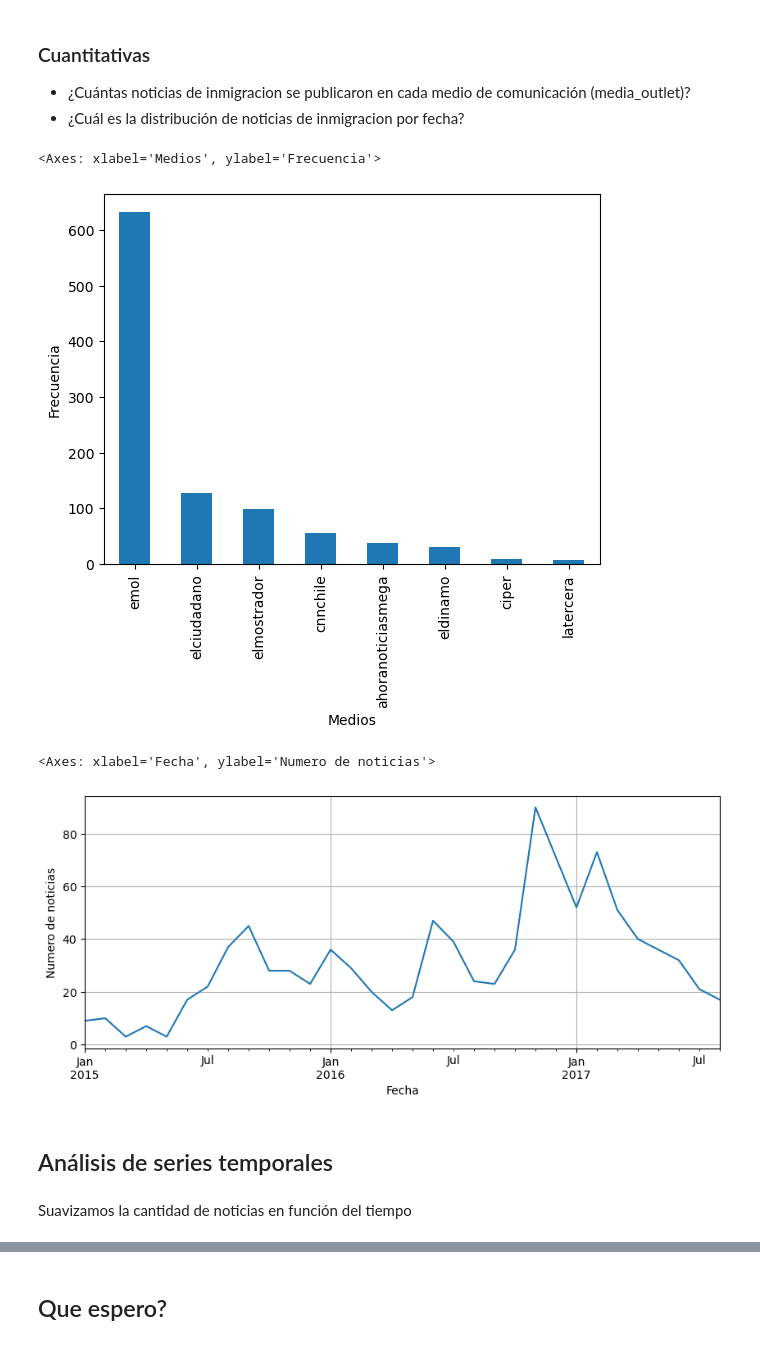
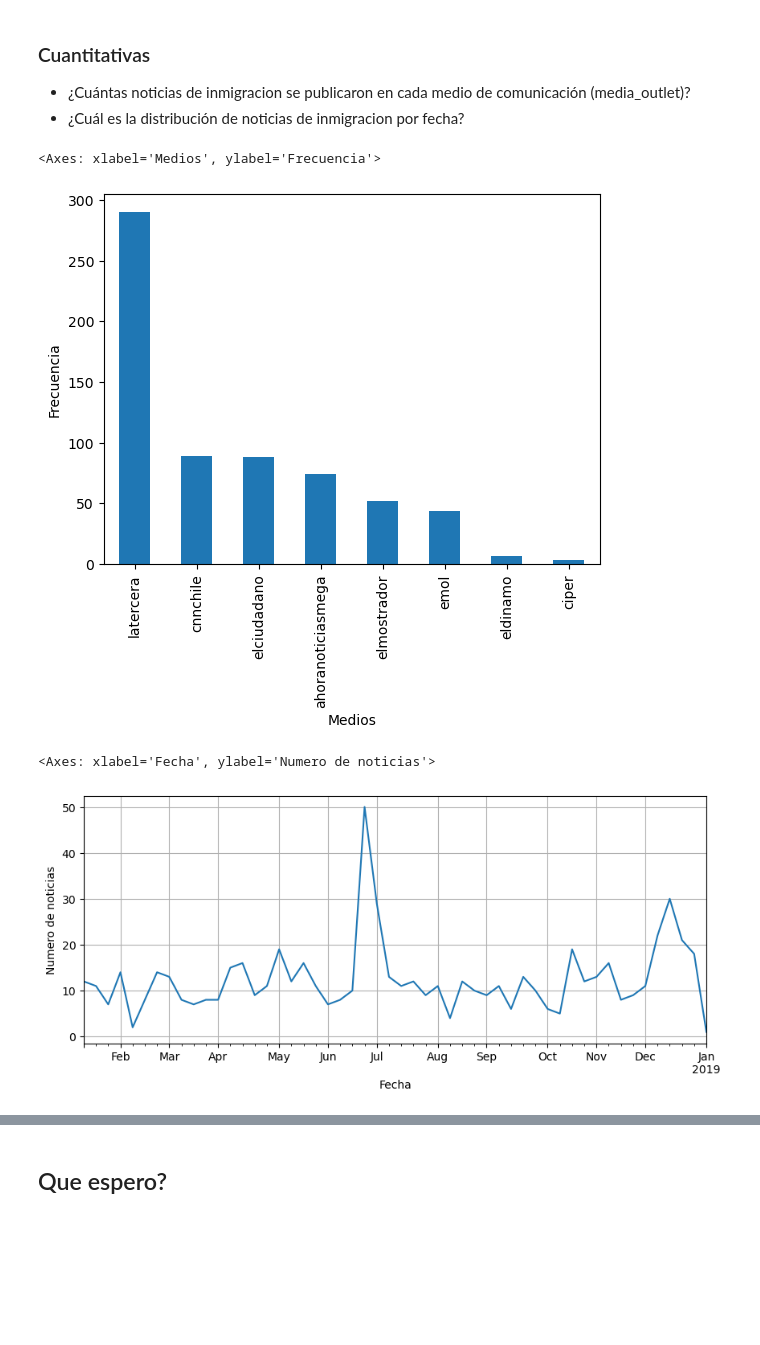
Before and after one commit to cristian-cmyk4/Noticias-de-prensa-Chilenas, a Jupyter notebook: INFO343-Unidad2-Tarea1_inmigracion.ipynb, the cells around one changed output, grey strips where cells are left out. Cells and saved outputs as stored; diff of their text form; code cells hidden in the pictures; blank space fills up the shorter version.

```diff
--- a/INFO343-Unidad2-Tarea1_inmigracion.ipynb
+++ b/INFO343-Unidad2-Tarea1_inmigracion.ipynb
@@ -106,8 +106,7 @@ print(dataset_filtrado[dataset_filtrado.duplicated(subset=['text'])].shape[0])
 ### Cualitativas
 ¿Cuáles son las principales palabras clave recurrentes en los textos de las noticias de inmigracion?
 # %%
-# Ordenamos el dataset segun su fecha y tomamos los primeros 1000 datos
-dataset_filtrado = dataset_filtrado.sort_values('date').reset_index()[0:1000]
+dataset_filtrado = dataset_filtrado[dataset_filtrado['date'].dt.year == 2018].sort_values('date').reset_index()
 # %%
 #Procesamos los datos para responder la pregunta
 
@@ -150,17 +149,13 @@ media_count = dataset_filtrado['media_outlet'].value_counts()
 media_count.plot(kind = 'bar',xlabel='Medios',ylabel='Frecuencia')
 # %% [output]
 <Axes: xlabel='Medios', ylabel='Frecuencia'>
-[figure, old version]
+[figure, new version]
 # %%
 # Buscamos la cantidad de noticias publicadas mensualemente
-noticias_por_mes = dataset_filtrado.groupby(dataset_filtrado['date'].dt.to_period('M')).size()
+noticias_por_mes = dataset_filtrado.groupby(dataset_filtrado['date'].dt.to_period('W')).size()
 
 #Gráficamos
 noticias_por_mes.plot(xlabel='Fecha',ylabel='Numero de noticias',grid=True,figsize=(10,4))
 # %% [output]
 <Axes: xlabel='Fecha', ylabel='Numero de noticias'>
-[figure, old version]
+[figure, new version]
-# %% [markdown]
-## Análisis de series temporales
-# %% [markdown]
-Suavizamos la cantidad de noticias en función del tiempo
```
Also changed, not shown: parts of 61 cells of this notebook.
